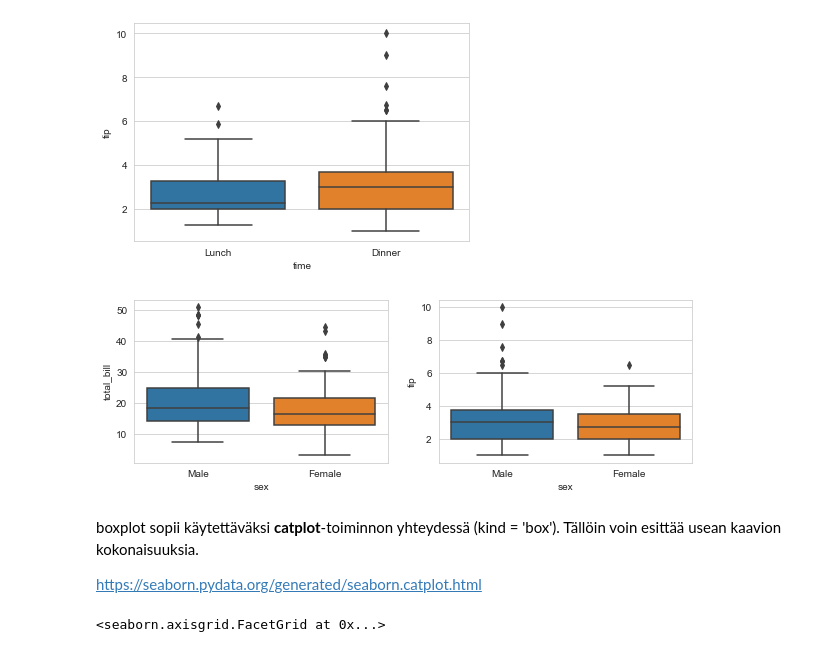
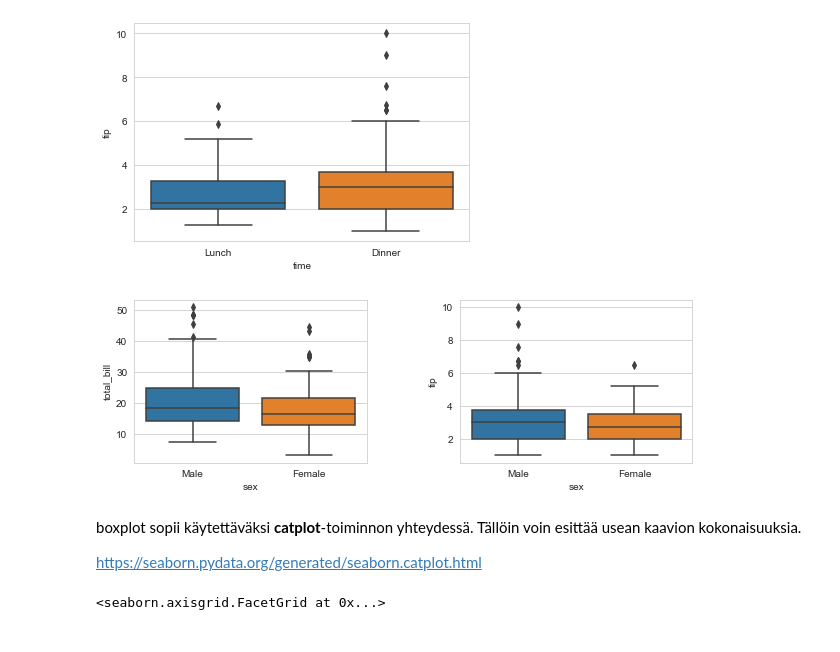
Before and after one commit to taanila/kaaviot, a Jupyter notebook: seaborn.ipynb, the cells around one changed output. Saved outputs shown, nothing was run; the diff lists cells and outputs as text; code cells hidden in the pictures.

```diff
--- a/seaborn.ipynb
+++ b/seaborn.ipynb
@@ -187,18 +243,18 @@ sns.boxplot(x = 'time', y = 'tip', data = tips)
 # %%
 # boxplot() usealle muuttujalle (total_bill ja tip) sukupuolen mukaan
 
 # Kahden kaavion kokoelma
-fig3, axes3 = plt.subplots(1, 2, figsize = (10,3))
+fig, axes = plt.subplots(nrows = 1, ncols = 2, figsize = (10,3))
 
-sns.boxplot(x = 'sex', y = 'total_bill', data = tips, ax = axes3[0])
-sns.boxplot(x = 'sex', y = 'tip', data = tips, ax = axes3[1])
+sns.boxplot(x = 'sex', y = 'total_bill', data = tips, ax = axes[0])
+sns.boxplot(x = 'sex', y = 'tip', data = tips, ax = axes[1])
 
 # Kaavioiden etäisyys toisistaan
-fig2.subplots_adjust(wspace = 0.4)
+fig.subplots_adjust(wspace = 0.4)
 # %% [output]
-[figure, old version]
+[figure, new version]
 # %% [markdown]
-boxplot sopii käytettäväksi <b>catplot</b>-toiminnon yhteydessä (kind = 'box'). Tällöin voin esittää usean kaavion kokonaisuuksia.
+boxplot sopii käytettäväksi <b>catplot</b>-toiminnon yhteydessä. Tällöin voin esittää usean kaavion kokonaisuuksia.
 
 https://seaborn.pydata.org/generated/seaborn.catplot.html
 # %%
```
Also changed, not shown: parts of 20 cells of this notebook.
